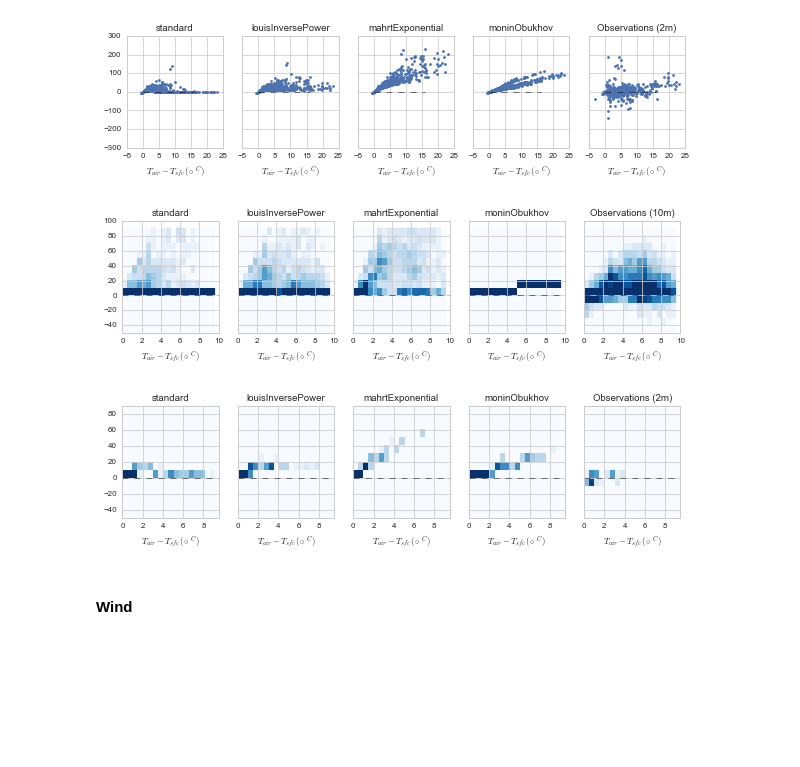
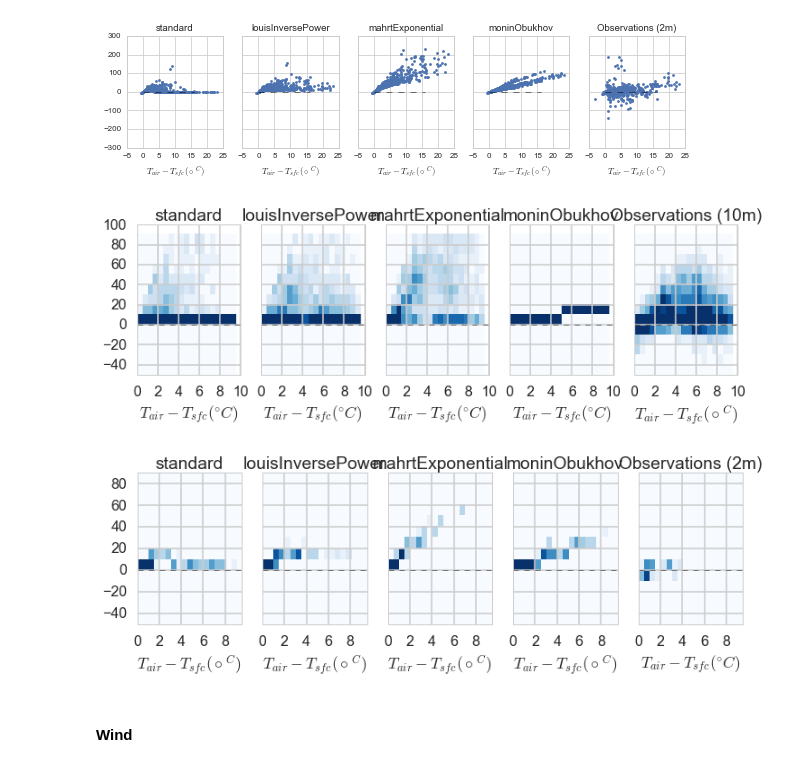
Before and after one commit to klapo/TurbulenceFeedbacks, a Jupyter notebook: TF.OfflineTurb.SCP_SNQ.Shear_TempGrad.ipynb, the cells around one changed output. Drawn from its saved outputs; the diff is of its cells as text; code cells hidden in the pictures; blank space fills up the shorter version.

```diff
--- a/TF.OfflineTurb.SCP_SNQ.Shear_TempGrad.ipynb
+++ b/TF.OfflineTurb.SCP_SNQ.Shear_TempGrad.ipynb
@@ -33,7 +33,7 @@ import turbpy.multiConst as mc
 # Customize
 %matplotlib inline
 sns.set_style("whitegrid")
-sns.set_context('paper')
+sns.set_context('poster')
 
 # -------------------------------------------------------------------------------------------------------
 # Directories
@@ -180,7 +180,7 @@ dx = .5
 
 # Format figure
 cmap = kgraph.cmap_discretize(cm.Blues, 15)
-fig, axes = plt.subplots(1, 5, figsize=(10, 2), sharex='col', sharey='row')
+fig, axes = plt.subplots(1, 5, figsize=(12, 3), sharex='col', sharey='row')
 axes = axes.flatten()
 
 # Simulated turbulence
@@ -193,7 +193,7 @@ for ix, stab in enumerate(ixStability):
     ax.set_title(stab)
     ax.set_ylim(ymin, ymax)
     ax.set_xlim(xmin, xmax)
-    ax.set_xlabel('$T_{air} - T_{sfc} (\circ^{C})$')
+    ax.set_xlabel('$T_{air} - T_{sfc} (^{\circ}C)$')
 
 # Observed turbulence
 ax = axes[-1]
@@ -209,37 +209,37 @@ fig.savefig('OfflineTurb.SCP_15m.2dHist_TempGrad.pdf')
 
 # -------------------------------------------------------------------------------------------------------
 # SNQ
 ymin = -50
 ymax = 100
 dy = 10
 xmin = 0
 xmax = 10
 dx = .5
 
-fig, axes = plt.subplots(1, 5, figsize=(10, 2), sharex='col', sharey='row')
+fig, axes = plt.subplots(1, 5, figsize=(12, 3), sharex='col', sharey='row')
 axes = axes.flatten()
 # Simulated turbulence
 for ix, stab in enumerate(ixStability):
     ax = axes[ix]
     ax.hist2d(SNQ.T6[SNQind] - SNQ.Tsrf[SNQind], SNQ_sensible[stab].values,
               bins=(np.arange(xmin, xmax, dx), np.arange(ymin, ymax, dy)),
               cmap=cmap, vmin=5, vmax=20)
     ax.plot([xmin, xmax], [0, 0], 'k--', linewidth=.5)
     ax.set_title(stab)
     ax.set_ylim(ymin, ymax)
     ax.set_xlabel('$T_{air} - T_{sfc} (\circ^{C})$')
 # Observed turbulence
 ax = axes[-1]
 ax.hist2d(SNQ.T6[SNQind] - SNQ.Tsrf[SNQind], SNQ.SensFlux[SNQind],
           bins=(np.arange(xmin, xmax, dx), np.arange(ymin, ymax, dy)),
           cmap=cmap, vmin=5, vmax=20)
 ax.plot([xmin, xmax], [0, 0], 'k--', linewidth=.5)
 ax.set_title('Observations (2m)')
-ax.set_xlabel('$T_{air} - T_{sfc} (\circ^{C})$')
+ax.set_xlabel('$T_{air} - T_{sfc} (^{\circ}C)$')
 fig.savefig('OfflineTurb.SNQ.2dHist_TempGrad.pdf')
 # %% [output]
-[figure, old version]
+[figure, new version]
-[figure, old version]
+[figure, new version]
 # %% [markdown]
 #### Wind
 # %%
```
Also changed, not shown: parts of 1 cell of this notebook, 2 other files.
